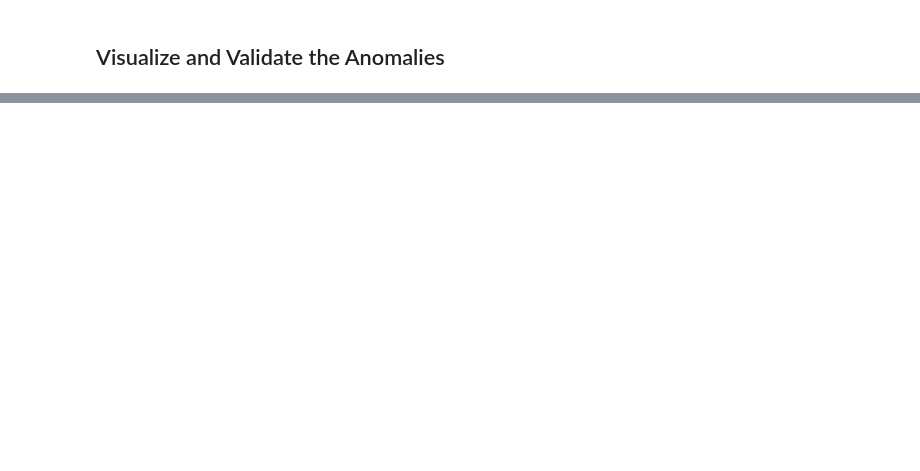
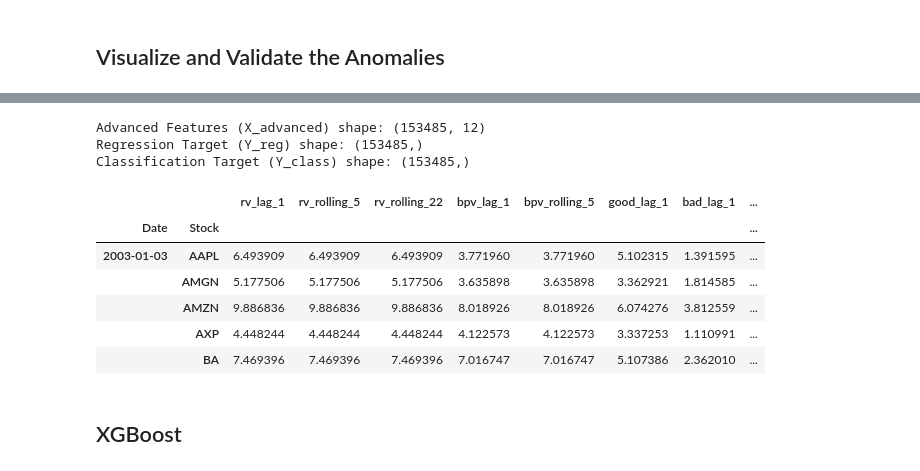
Before and after one commit to samfan-27/MLProject, a Jupyter notebook: notebooks/03_model_building.ipynb, the cells around one changed output, grey strips where cells are left out. Cells and saved outputs as stored; diff of their text form; code cells hidden in the pictures; blank space fills up the shorter version.

```diff
--- a/notebooks/03_model_building.ipynb
+++ b/notebooks/03_model_building.ipynb
@@ -283,0 +319,30 @@ Final data size for Phase 4: (153485, 21)
+# %%
+Y_reg = df['Y_reg']
+Y_reg_log = np.log1p(Y_reg)
+
+Y_class = df['Y_class']
+
+non_feature_cols = [
+    'rv', 'bpv', 'good', 'bad', 'rq', 'vix',
+    'Y_reg',
+    'har_error', 'error_scaled', 'is_abnormal',
+    'Y_class'
+]
+X_advanced = df.drop(columns=non_feature_cols)
+X_advanced_log = np.log1p(X_advanced)
+
+print(f"Advanced Features (X_advanced) shape: {X_advanced.shape}")
+print(f"Regression Target (Y_reg) shape: {Y_reg.shape}")
+print(f"Classification Target (Y_class) shape: {Y_class.shape}")
+display(X_advanced.head())
+# %% [output]
+Advanced Features (X_advanced) shape: (153485, 12)
+Regression Target (Y_reg) shape: (153485,)
+Classification Target (Y_class) shape: (153485,)
+|  |  | rv_lag_1 | rv_rolling_5 | rv_rolling_22 | bpv_lag_1 | bpv_rolling_5 | good_lag_1 | bad_lag_1 | ... |
+| Date | Stock |  |  |  |  |  |  |  | ... |
+| 2003-01-03 | AAPL | 6.493909 | 6.493909 | 6.493909 | 3.771960 | 3.771960 | 5.102315 | 1.391595 | ... |
+|  | AMGN | 5.177506 | 5.177506 | 5.177506 | 3.635898 | 3.635898 | 3.362921 | 1.814585 | ... |
+|  | AMZN | 9.886836 | 9.886836 | 9.886836 | 8.018926 | 8.018926 | 6.074276 | 3.812559 | ... |
+|  | AXP | 4.448244 | 4.448244 | 4.448244 | 4.122573 | 4.122573 | 3.337253 | 1.110991 | ... |
+|  | BA | 7.469396 | 7.469396 | 7.469396 | 7.016747 | 7.016747 | 5.107386 | 2.362010 | ... |
@@ -283,0 +353,2 @@ Final data size for Phase 4: (153485, 21)
+# %% [markdown]
+## XGBoost
```
Also changed, not shown: parts of 21 cells of this notebook.
